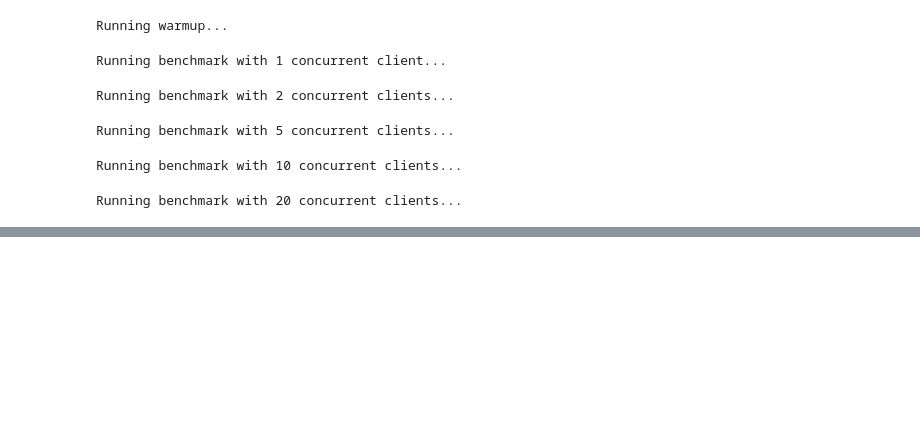
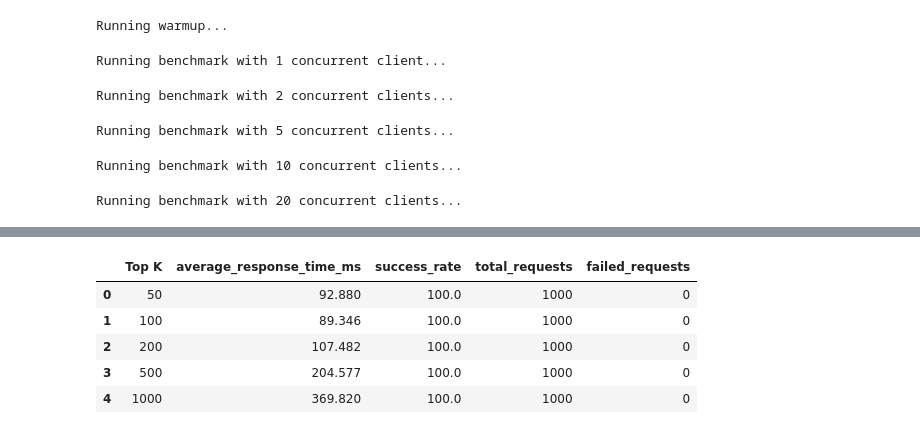
Before and after one commit to allen2c/dvs, a Jupyter notebook: scripts/run_benchmark.ipynb, the cells around one changed output, grey strips where cells are left out. Saved outputs shown, nothing was run; the diff lists cells and outputs as text; code cells hidden in the pictures; blank space fills up the shorter version.

```diff
--- a/scripts/run_benchmark.ipynb
+++ b/scripts/run_benchmark.ipynb
@@ -325,0 +328,17 @@ plt.show()
+# %%
+# Global settings
+TOP_K_LIST = (50, 100, 200, 500, 1000)
+WORKERS = 10
+# %%
+# Warmup
+console.print("Running warmup...")
+benchmark_warmup = await run_benchmark(
+    base64_vectors, workers=WORKERS, top_k=TOP_K, warmup=True
+)
+
+# Run benchmark
+benchmark_results = {}
+for top_k in TOP_K_LIST:
+    console.print(f"Running benchmark with top_k={top_k}...")
+    benchmark = await run_benchmark(base64_vectors, workers=WORKERS, top_k=top_k)
+    benchmark_results[top_k] = benchmark
@@ -325,0 +352,32 @@ plt.show()
+# %%
+# Load the benchmark results
+for top_k, benchmark in benchmark_results.items():
+    df = pd.DataFrame([rec.model_dump() for rec in benchmark.request_records])
+    benchmark_results[top_k] = df
+# %%
+# Summary Tables
+
+# Calculate summary statistics for each top_k value
+summary_stats = {}
+for top_k, df in benchmark_results.items():
+    summary_stats[top_k] = {
+        "average_response_time_ms": df["response_time_ms"].mean(),
+        "success_rate": (df["status_code"] == 200).mean() * 100,
+        "total_requests": len(df),
+        "failed_requests": (df["status_code"] != 200).sum(),
+    }
+
+# Convert summary statistics to a DataFrame for better visualization
+summary_df = pd.DataFrame.from_dict(summary_stats, orient="index")
+summary_df.index.name = "Top K"
+summary_df.reset_index(inplace=True)
+
+# Display the summary table
+display(summary_df)
+# %% [output]
+|  | Top K | average_response_time_ms | success_rate | total_requests | failed_requests |
+| 0 | 50 | 92.880 | 100.0 | 1000 | 0 |
+| 1 | 100 | 89.346 | 100.0 | 1000 | 0 |
+| 2 | 200 | 107.482 | 100.0 | 1000 | 0 |
+| 3 | 500 | 204.577 | 100.0 | 1000 | 0 |
+| 4 | 1000 | 369.820 | 100.0 | 1000 | 0 |
```
Also changed, not shown: parts of 10 cells of this notebook.
